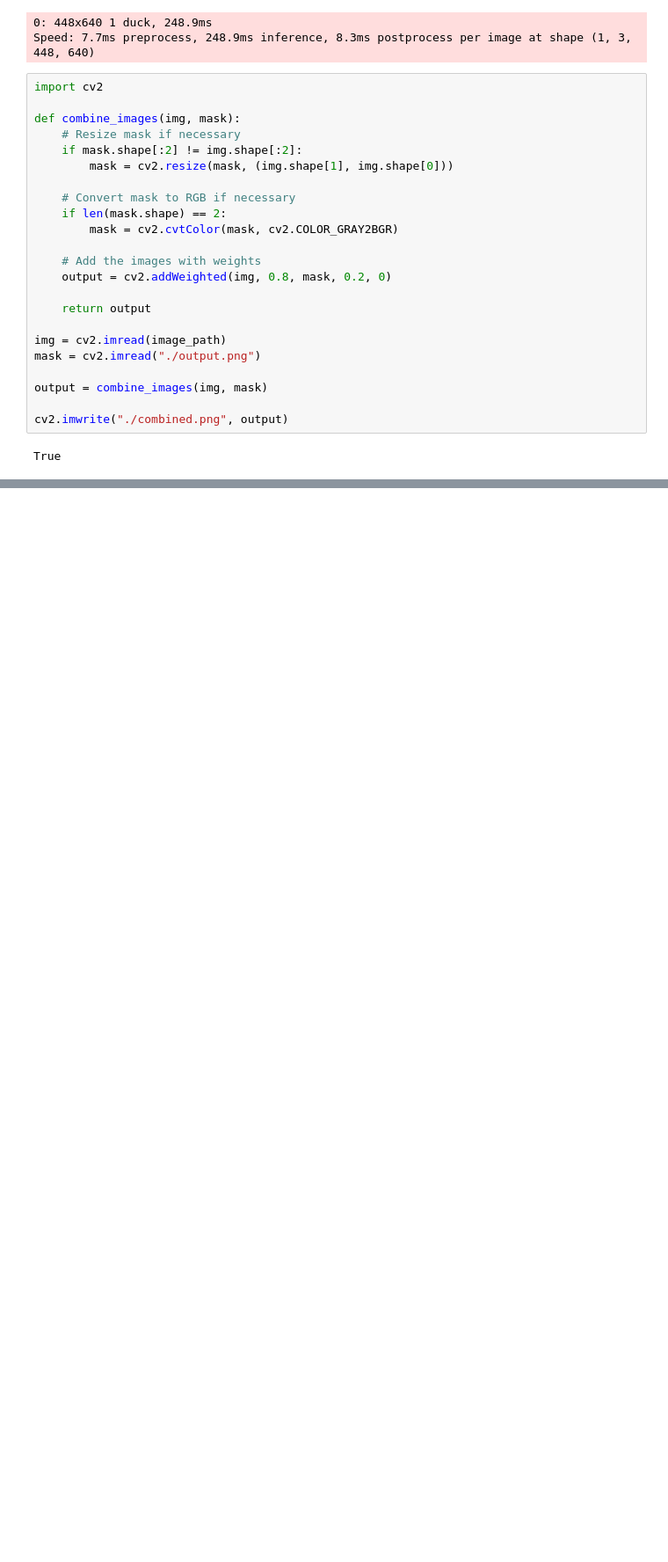
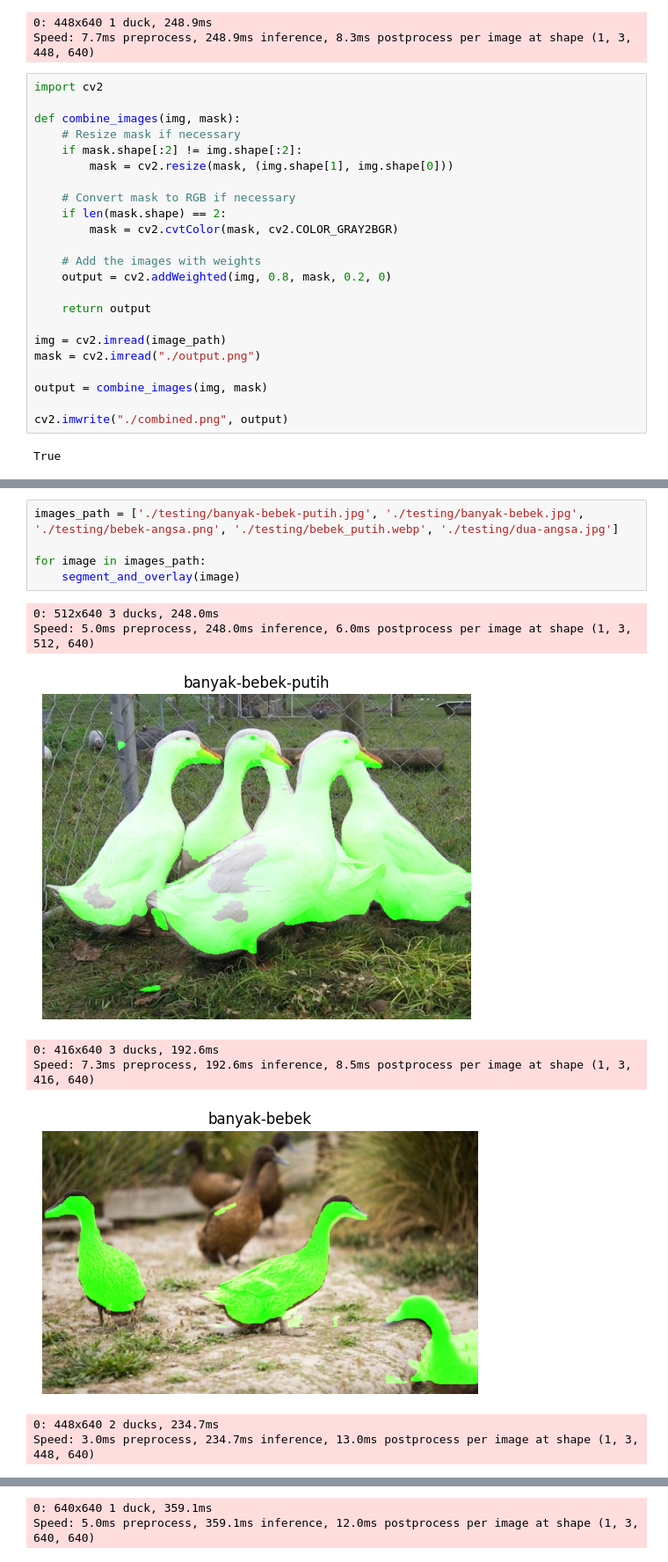
Before and after one commit to whisnumurtyga/duck-swan-segmentation, a Jupyter notebook: predict.ipynb, the cells around one changed output, grey strips where cells are left out. Shown at 88% size. Cells and saved outputs as stored; diff of their text form; blank space fills up the shorter version.

Commit message:
revision testing result

```diff
--- a/predict.ipynb
+++ b/predict.ipynb
@@ -96,0 +149,14 @@ True
+# %%
+images_path = ['./testing/banyak-bebek-putih.jpg', './testing/banyak-bebek.jpg', './testing/bebek-angsa.png', './testing/bebek_putih.webp', './testing/dua-angsa.jpg']
+
+for image in images_path:
+    segment_and_overlay(image)
+# %% [output]
+0: 512x640 3 ducks, 248.0ms
+Speed: 5.0ms preprocess, 248.0ms inference, 6.0ms postprocess per image at shape (1, 3, 512, 640)
+[figure, added]
+0: 416x640 3 ducks, 192.6ms
+Speed: 7.3ms preprocess, 192.6ms inference, 8.5ms postprocess per image at shape (1, 3, 416, 640)
+[figure, added]
+0: 448x640 2 ducks, 234.7ms
+Speed: 3.0ms preprocess, 234.7ms inference, 13.0ms postprocess per image at shape (1, 3, 448, 640)
@@ -96,0 +164,2 @@ True
+0: 640x640 1 duck, 359.1ms
+Speed: 5.0ms preprocess, 359.1ms inference, 12.0ms postprocess per image at shape (1, 3, 640, 640)
```
Also changed, not shown: parts of 3 cells of this notebook, 9 other files.
